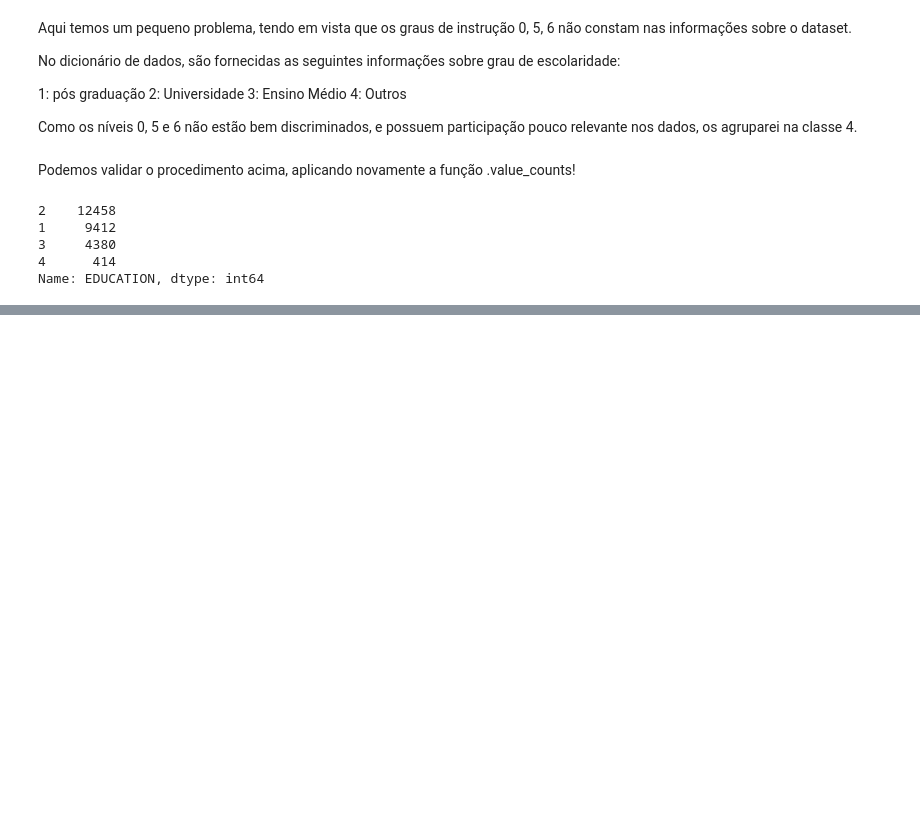
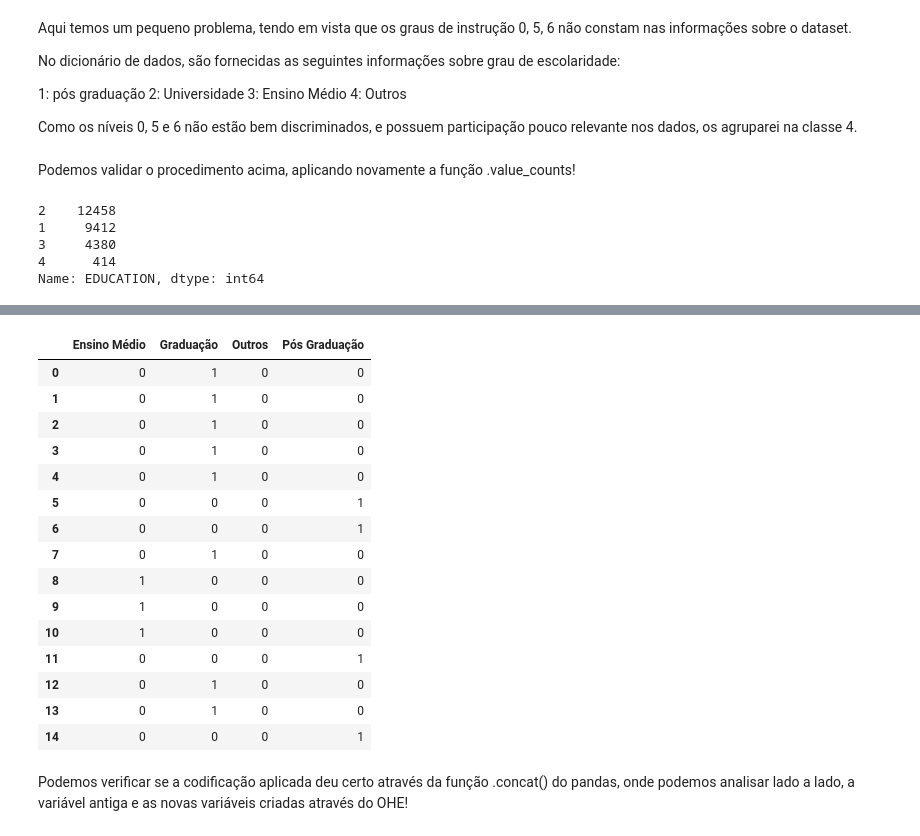
Before and after one commit to marcosvnespolo/Previsao_Inadimplencia, a Jupyter notebook: Previsão_Inadimplência.ipynb, the cells around one changed output, grey strips where cells are left out. Cells and saved outputs as stored; diff of their text form; code cells hidden in the pictures; blank space fills up the shorter version.

```diff
--- a/Previsão_Inadimplência.ipynb
+++ b/Previsão_Inadimplência.ipynb
@@ -416,0 +442,2 @@ Name: EDUCATION, dtype: int64
+# %%
+df_limpo2['EDUCATION_CAT'] = 'NONE'
@@ -416,0 +455,7 @@ Name: EDUCATION, dtype: int64
+# %%
+map = {1: 'Pós Graduação',
+       2: 'Graduação',
+       3: 'Ensino Médio',
+       4: 'Outros'}
+# %%
+df_limpo2['EDUCATION_CAT'] = df_limpo2['EDUCATION'].map(map)
@@ -416,0 +485,23 @@ Name: EDUCATION, dtype: int64
+# %%
+education_ohe = pd.get_dummies(df_limpo2['EDUCATION_CAT'])
+# %%
+education_ohe.head(15)
+# %% [output]
+|  | Ensino Médio | Graduação | Outros | Pós Graduação |
+| 0 | 0 | 1 | 0 | 0 |
+| 1 | 0 | 1 | 0 | 0 |
+| 2 | 0 | 1 | 0 | 0 |
+| 3 | 0 | 1 | 0 | 0 |
+| 4 | 0 | 1 | 0 | 0 |
+| 5 | 0 | 0 | 0 | 1 |
+| 6 | 0 | 0 | 0 | 1 |
+| 7 | 0 | 1 | 0 | 0 |
+| 8 | 1 | 0 | 0 | 0 |
+| 9 | 1 | 0 | 0 | 0 |
+| 10 | 1 | 0 | 0 | 0 |
+| 11 | 0 | 0 | 0 | 1 |
+| 12 | 0 | 1 | 0 | 0 |
+| 13 | 0 | 1 | 0 | 0 |
+| 14 | 0 | 0 | 0 | 1 |
+# %% [markdown]
+Podemos verificar se a codificação aplicada deu certo através da função .concat() do pandas, onde podemos analisar lado a lado, a variável antiga e as novas variáveis criadas através do OHE!
```
Also changed, not shown: parts of 16 cells of this notebook.
